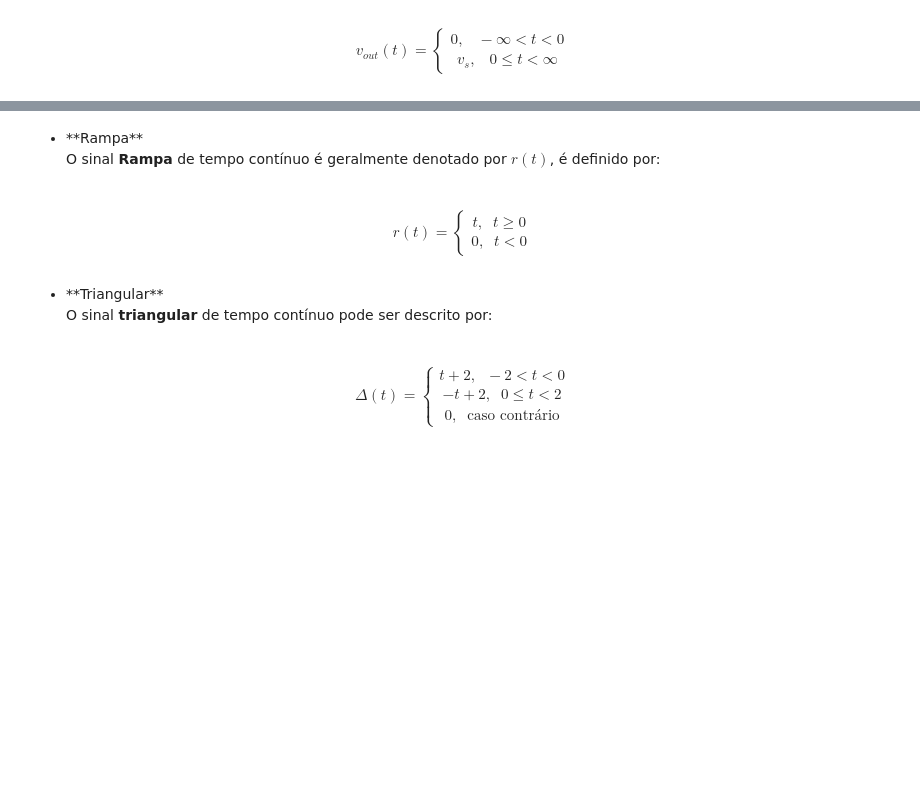
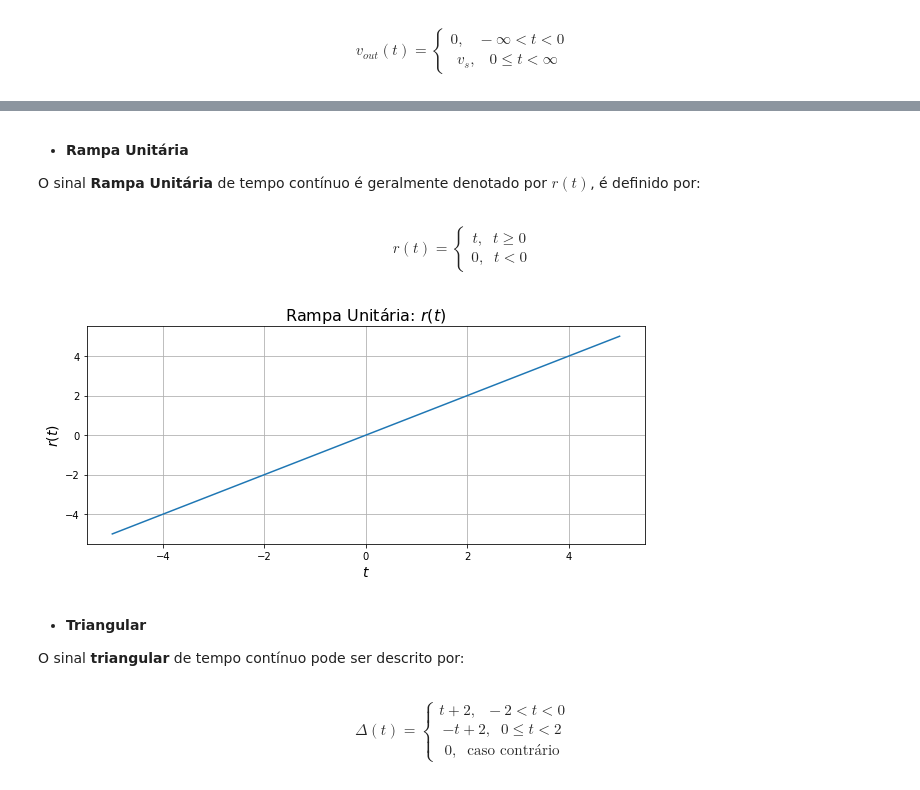
Before and after one commit to kaw19/linear_systems, a Jupyter notebook: 01 sinais/SL_Lab_01_Sinais_Elementares.ipynb, the cells around one changed output, grey strips where cells are left out. Saved outputs shown, nothing was run; the diff lists cells and outputs as text; code cells hidden in the pictures; blank space fills up the shorter version.

```diff
--- a/01 sinais/SL_Lab_01_Sinais_Elementares.ipynb
+++ b/01 sinais/SL_Lab_01_Sinais_Elementares.ipynb
@@ -59,20 +70,24 @@ v_s,\;\;\;0\leq t<\infty
 # %% [markdown]
-<ul><li>**Rampa**</li>
+**<ul><li>Rampa Unitária</li>**
 
-O sinal **Rampa** de tempo contínuo é geralmente denotado por $r(t)$, é definido por:
+O sinal **Rampa Unitária** de tempo contínuo é geralmente denotado por $r(t)$, é definido por:
 # %% [markdown]
 $$r(t)=\left\{\begin{matrix}
 t,\;\;t\geq0\\
 0,\;\;t<0
 \end{matrix}\right.$$
 # %%
-'''Rampa de inclinação unitária'''
+'''Rampa de coeficiente angular unitário'''
 t = linspace(-5,5,1000)
-r = t                         # rampa
-plot(t,r); axis((-5.5,5.5,-5.5,5.5)); grid('on')
-xlabel('$t$',fontsize=16); ylabel('$r(t)$',fontsize=16); title(u'Rampa')
+r = t                         # reta afim (passa pela origem)
+
+figure(figsize=(10, 4))
+plot(t,r); axis((-5.5,5.5,-5.5,5.5)); grid(True)
+xlabel('$t$',fontsize=14); ylabel('$r(t)$',fontsize=14); title(u'Rampa Unitária: $r(t)$',size=16);
+# %% [output]
+[figure, added]
 # %% [markdown]
-<ul><li>**Triangular**</li>
+**<ul><li>Triangular</li>**
 
 O sinal **triangular** de tempo contínuo pode ser descrito por:
 # %% [markdown]
```
Also changed, not shown: parts of 16 cells of this notebook.
